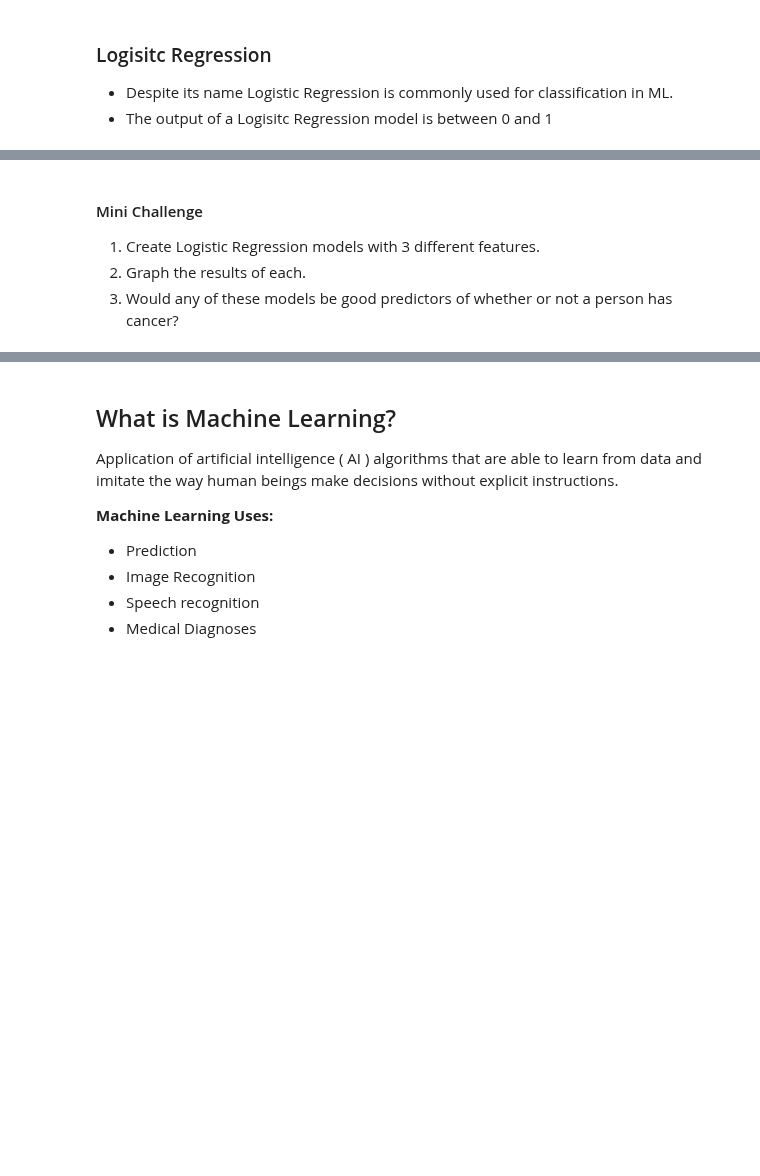
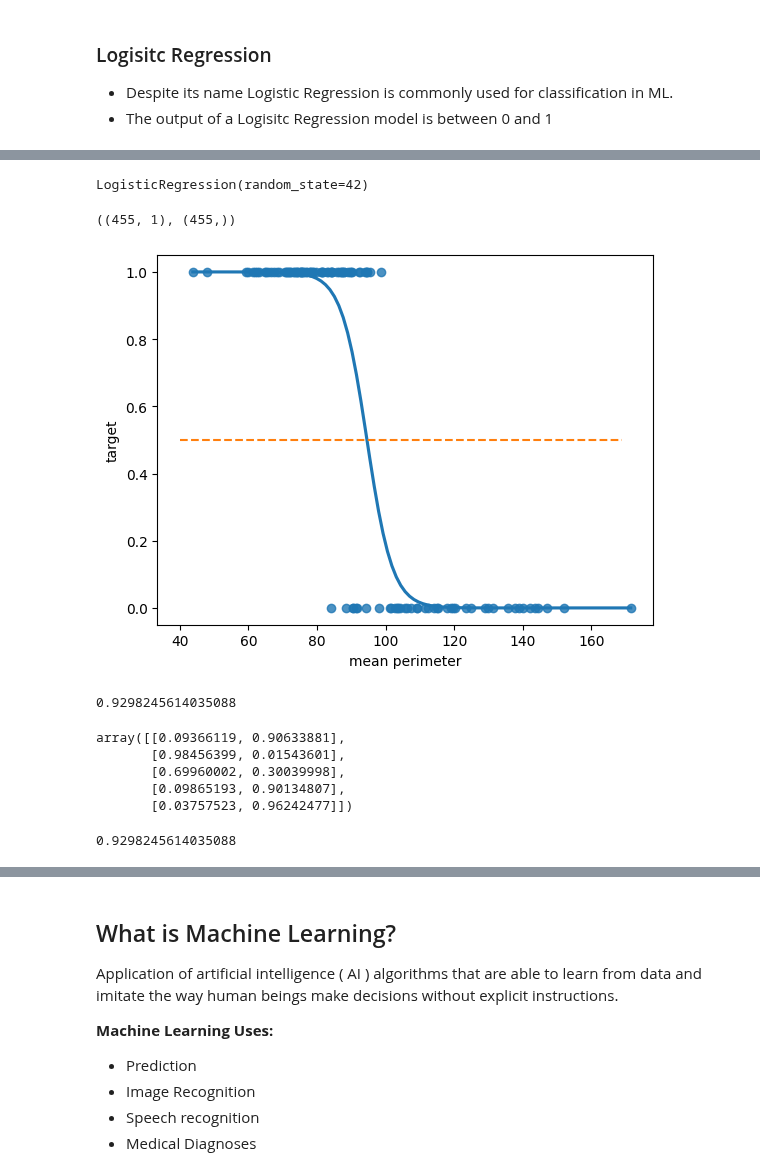
Before and after one commit to rootdrew27/workshop, a Jupyter notebook: Intro_to_ML.ipynb, the cells around one changed output, grey strips where cells are left out. Saved outputs shown, nothing was run; the diff lists cells and outputs as text; code cells hidden in the pictures; blank space fills up the shorter version.

Commit message:
updated Logistic Regression

```diff
--- a/Intro_to_ML.ipynb
+++ b/Intro_to_ML.ipynb
@@ -267,4 +343,4 @@ df
 # %%
 target = df["target"]
 
-data = df.iloc[:, 2:3]
+data = df.loc[:, ['mean perimeter']]
@@ -273,5 +347,37 @@ target
+# %%
+x_train, x_test, y_train, y_test = train_test_split(data, target, test_size=0.2, shuffle=True, random_state=RANDOM_SEED)
 # %%
 model = LogisticRegression(random_state=RANDOM_SEED)
-model.fit(data, target) # C is a regularizer...
+model.fit(x_train, y_train)
+# %% [output]
+LogisticRegression(random_state=42)
+# %%
+x_train.shape, y_train.shape
+# %% [output]
+((455, 1), (455,))
 # %%
-sns.regplot(x=data, y=target, data=df, logistic=True, ci=None); # How can we intrepret this model/graph?
+sns.regplot(x=x_test, y=y_test, data=df, logistic=True, ci=None);
+
+plt.plot(np.arange(40,170,1), np.full((130), 0.5), '--');
+# %% [output]
+[figure, added]
+# %%
+model.score(x_test, y_test)
+# %% [output]
+0.9298245614035088
+# %%
+p_preds = model.predict_proba(x_test)
+p_preds[:5, :]
+# %% [output]
+array([[0.09366119, 0.90633881],
+       [0.98456399, 0.01543601],
+       [0.69960002, 0.30039998],
+       [0.09865193, 0.90134807],
+       [0.03757523, 0.96242477]])
+# %%
+threshold = 0.5
+
+pred_classes = np.where(p_preds[:, 0] > threshold, 0, 1)
+accuracy_score(y_test, pred_classes)
+# %% [output]
+0.9298245614035088
@@ -278,8 +386,2 @@ sns.regplot(x=data, y=target, data=df, logistic=True, ci=None); # How can we int
 # %%
 # notably, there is no closed-form solution for Logistic Regression (This is a fundamental difference from Linear Regression)
-# %% [markdown]
-#### Mini Challenge
-
-1. Create Logistic Regression models with 3 different features.
-2. Graph the results of each.
-3. Would any of these models be good predictors of whether or not a person has cancer?
```
Also changed, not shown: parts of 23 cells of this notebook, 1 other file.
